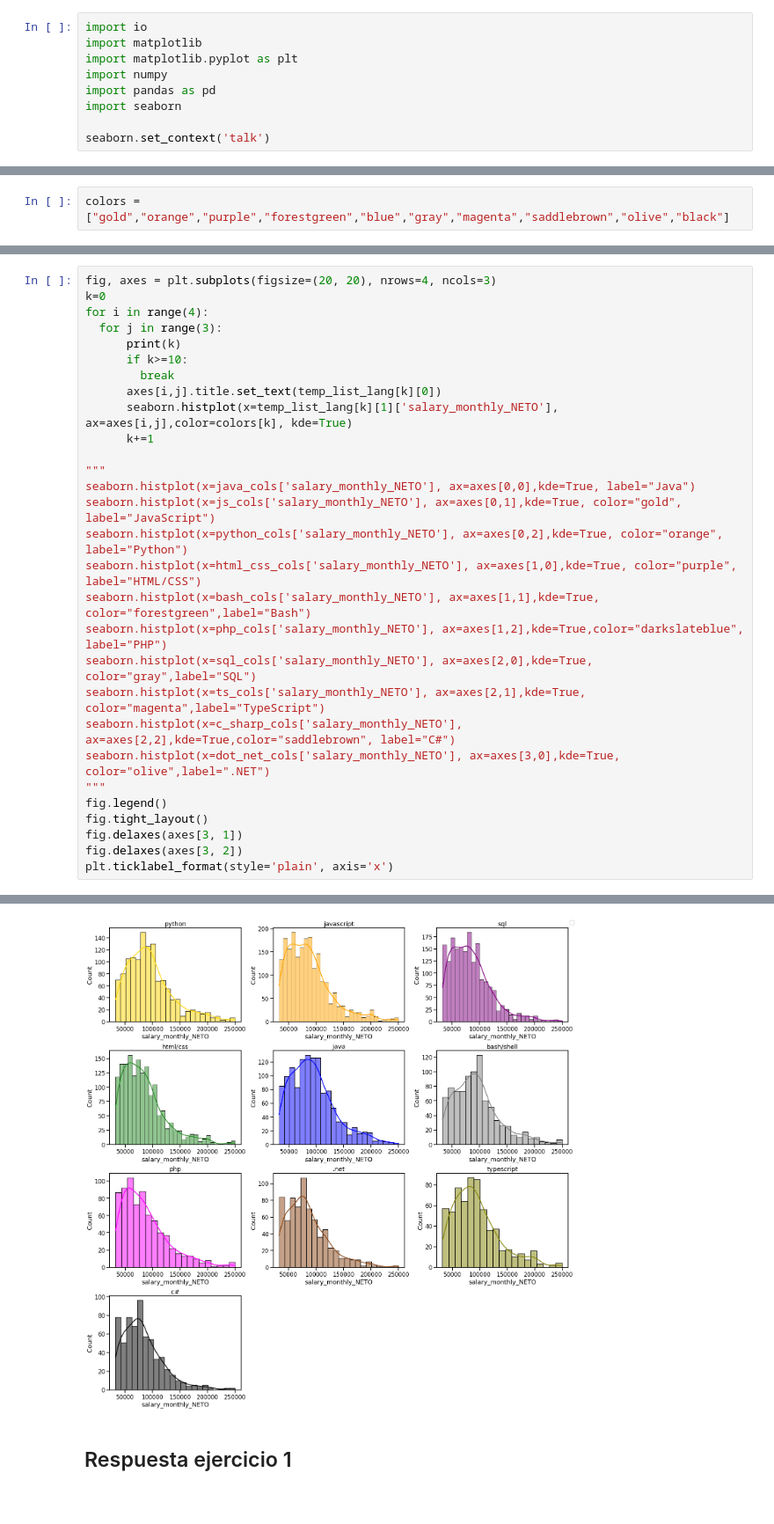
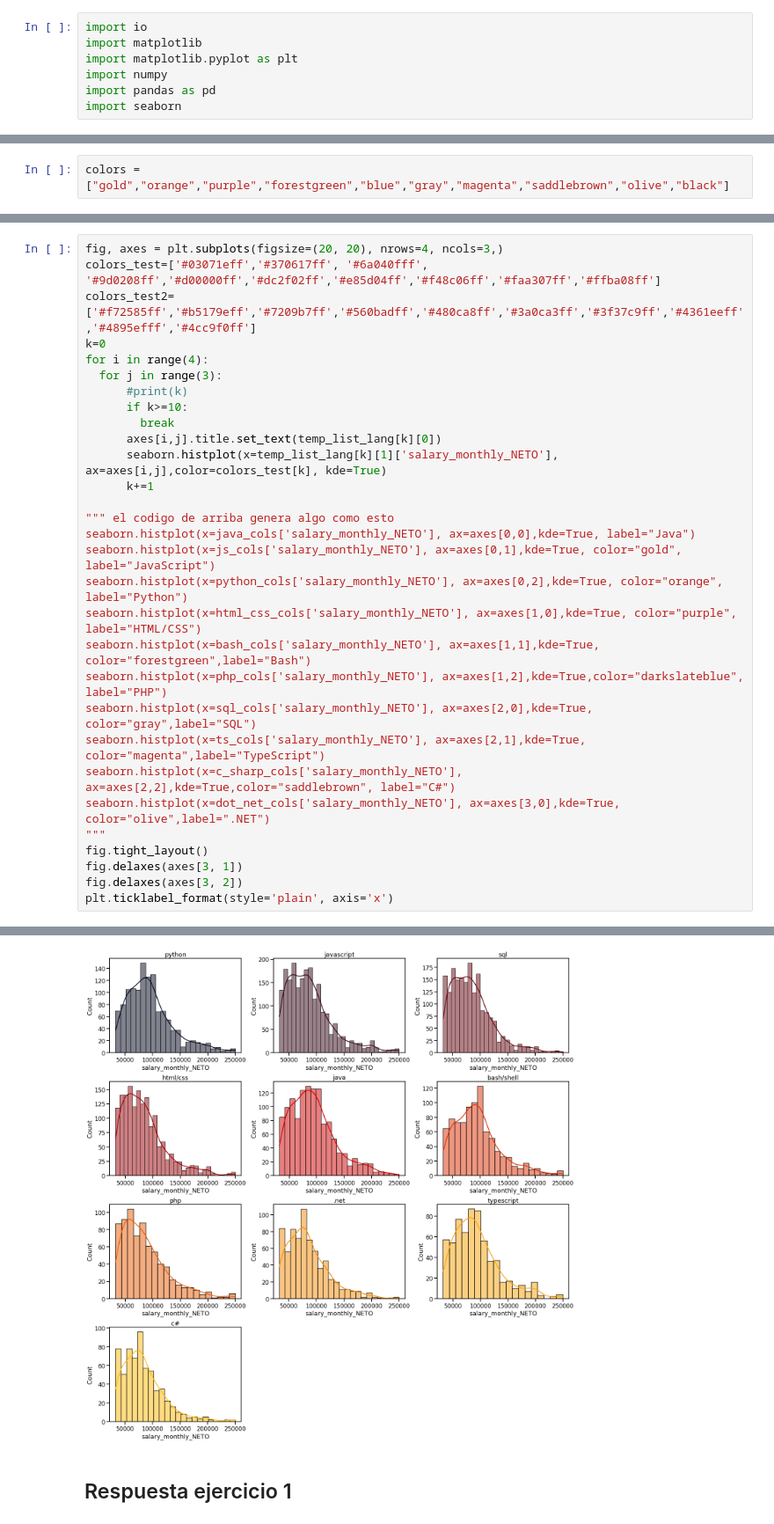
Before and after one commit to Natali-PP/diplodatos2021, a Jupyter notebook: AnalisiYVisualizacion/Entregable_Parte_1.ipynb, the cells around one changed output, grey strips where cells are left out. Shown at 88% size. Cells and saved outputs as stored; diff of their text form.

```diff
--- a/AnalisiYVisualizacion/Entregable_Parte_1.ipynb
+++ b/AnalisiYVisualizacion/Entregable_Parte_1.ipynb
@@ -15,5 +15,3 @@ import matplotlib.pyplot as plt
 import numpy
 import pandas as pd
 import seaborn
-
-seaborn.set_context('talk')
@@ -347,16 +347,18 @@ IndexError: ignored
 # %%
-fig, axes = plt.subplots(figsize=(20, 20), nrows=4, ncols=3)
+fig, axes = plt.subplots(figsize=(20, 20), nrows=4, ncols=3,)
+colors_test=['#03071eff','#370617ff', '#6a040fff', '#9d0208ff','#d00000ff','#dc2f02ff','#e85d04ff','#f48c06ff','#faa307ff','#ffba08ff']
+colors_test2=['#f72585ff','#b5179eff','#7209b7ff','#560badff','#480ca8ff','#3a0ca3ff','#3f37c9ff','#4361eeff','#4895efff','#4cc9f0ff']
 k=0
 for i in range(4):
   for j in range(3):
-      print(k)
+      #print(k)
       if k>=10:
         break
       axes[i,j].title.set_text(temp_list_lang[k][0])
-      seaborn.histplot(x=temp_list_lang[k][1]['salary_monthly_NETO'], ax=axes[i,j],color=colors[k], kde=True)
+      seaborn.histplot(x=temp_list_lang[k][1]['salary_monthly_NETO'], ax=axes[i,j],color=colors_test[k], kde=True)
       k+=1
 
-"""
+""" el codigo de arriba genera algo como esto
 seaborn.histplot(x=java_cols['salary_monthly_NETO'], ax=axes[0,0],kde=True, label="Java")
 seaborn.histplot(x=js_cols['salary_monthly_NETO'], ax=axes[0,1],kde=True, color="gold", label="JavaScript")
 seaborn.histplot(x=python_cols['salary_monthly_NETO'], ax=axes[0,2],kde=True, color="orange", label="Python")
@@ -368,7 +370,6 @@ seaborn.histplot(x=ts_cols['salary_monthly_NETO'], ax=axes[2,1],kde=True, color=
 seaborn.histplot(x=c_sharp_cols['salary_monthly_NETO'], ax=axes[2,2],kde=True,color="saddlebrown", label="C#")
 seaborn.histplot(x=dot_net_cols['salary_monthly_NETO'], ax=axes[3,0],kde=True, color="olive",label=".NET")
 """
-fig.legend()
 fig.tight_layout()
 fig.delaxes(axes[3, 1])
 fig.delaxes(axes[3, 2])
@@ -389,4 +378,4 @@ No handles with labels found to put in legend.
-[figure, old version]
+[figure, new version]
 # %% [markdown]
 ## Respuesta ejercicio 1
 # %% [markdown]
```
Also changed, not shown: parts of 5 cells of this notebook.
